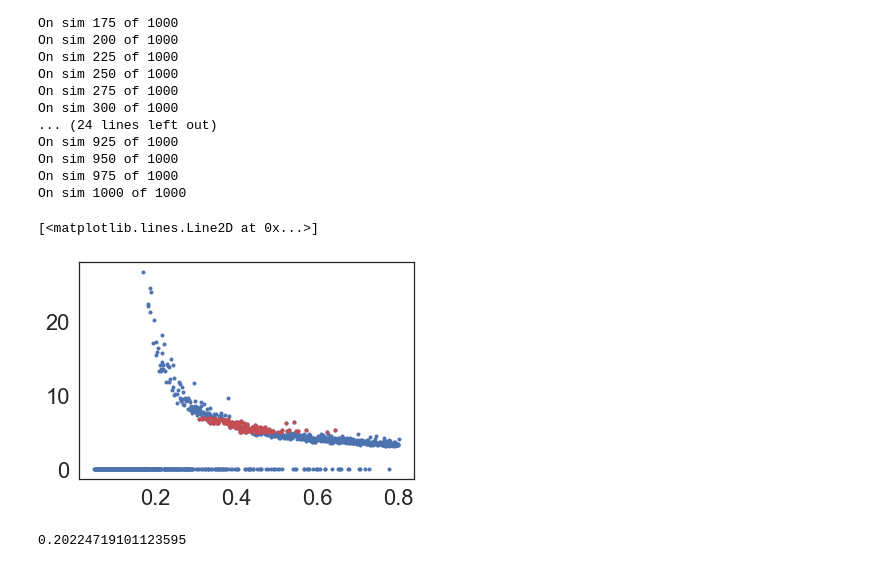
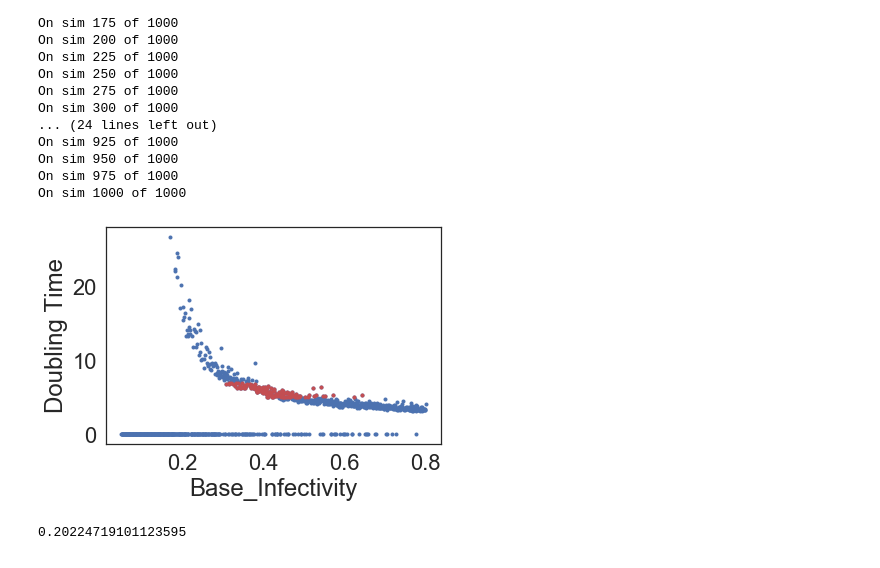
Before and after one commit to ManuelaRunge/covid_emod_hintschoolclosure, a Jupyter notebook: OutputAnalysis/Calibration.ipynb, the cells around one changed output. Saved outputs shown, nothing was run; the diff lists cells and outputs as text; code cells hidden in the pictures.

```diff
--- a/OutputAnalysis/Calibration.ipynb
+++ b/OutputAnalysis/Calibration.ipynb
@@ -89,10 +89,14 @@ processed['doubling_time'] = processed['Cumulative Infections'].apply(lambda x:
 # %%
 plt.plot(processed['Base_Infectivity'], processed['doubling_time'], '.')
 cut = processed['doubling_time'].between(5, 7)
 plt.plot(processed['Base_Infectivity'].loc[cut], processed['doubling_time'].loc[cut], 'r.')
+if not os.path.exists('calibrationfigures'):
+    os.mkdir('calibrationfigures')
+plt.xlabel('Base_Infectivity')
+plt.ylabel('Doubling Time')
+plt.savefig('calibrationfigures/selected.png')
 # %% [output]
-[<matplotlib.lines.Line2D at 0x...>]
-[figure, old version]
+[figure, new version]
 # %%
 cut = processed['Base_Infectivity'].between(.3, .5)
 plt.plot(processed['Base_Infectivity'].loc[cut], processed['doubling_time'].loc[cut], 'r.')
```
Also changed, not shown: 3 other files.
